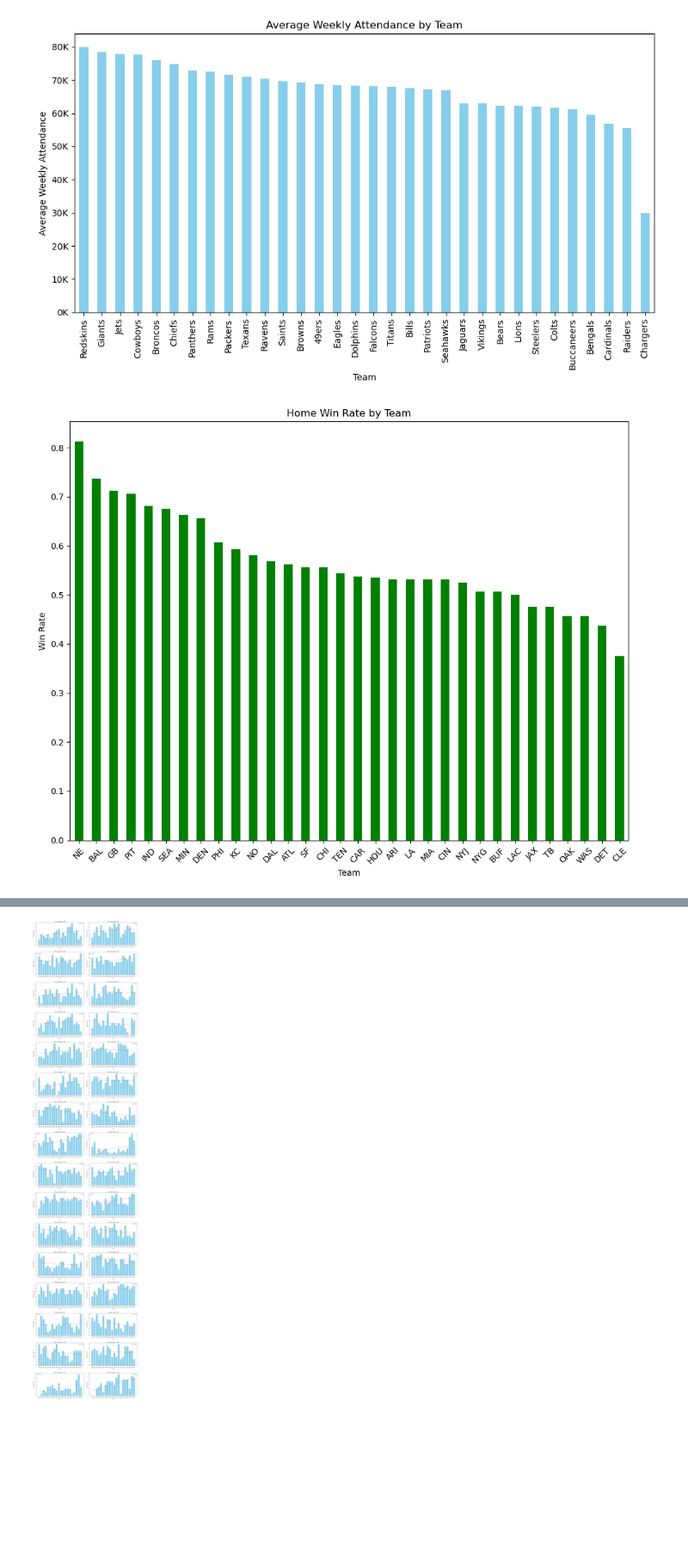
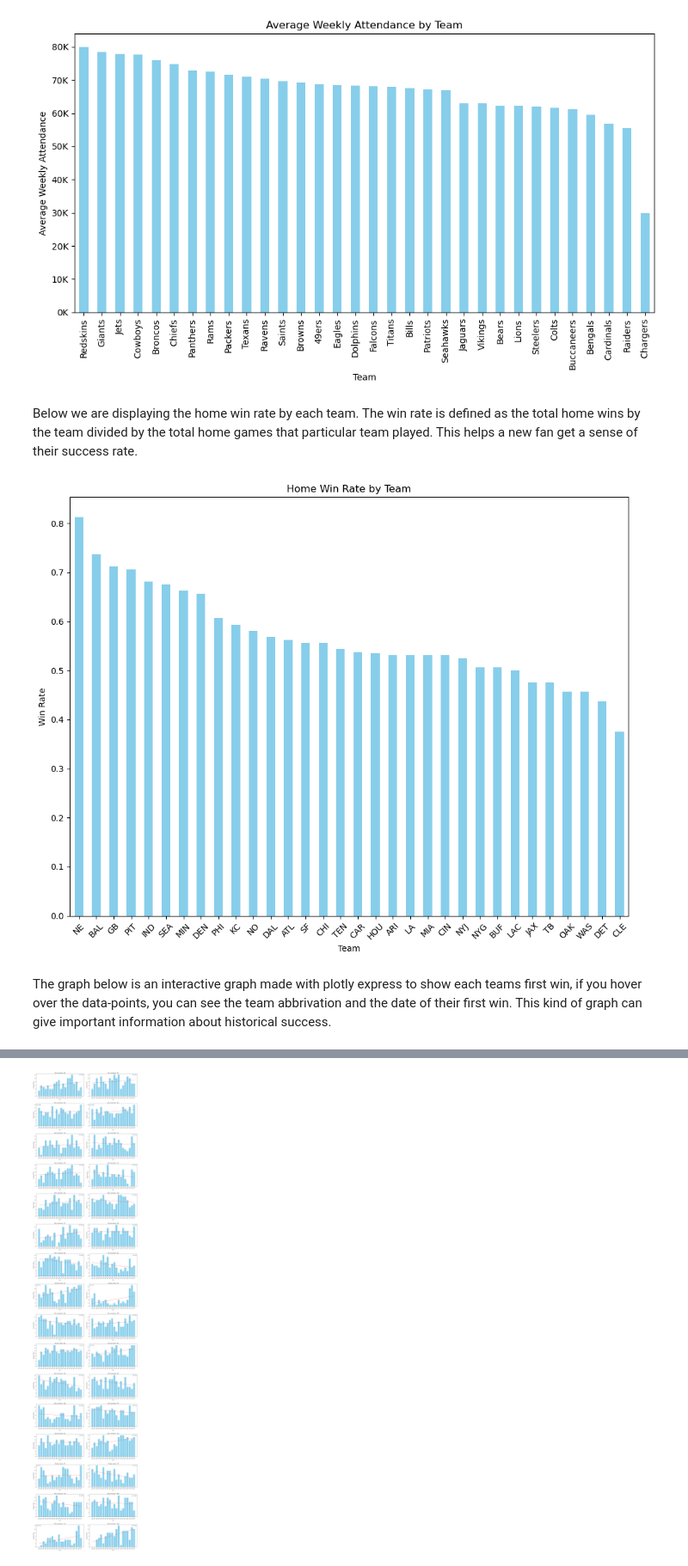
Before and after one commit to BrylliDTU/social_data, a Jupyter notebook: Final_report.ipynb, the cells around one changed output, grey strips where cells are left out. Shown at 86% size. Drawn from its saved outputs; the diff is of its cells as text; code cells hidden in the pictures; blank space fills up the shorter version.

```diff
--- a/Final_report.ipynb
+++ b/Final_report.ipynb
@@ -542,20 +536,23 @@ plt.tight_layout()
 plt.show()
 # %% [output]
 [figure]
+# %% [markdown]
+Below we are displaying the home win rate by each team. The win rate is defined as the total home wins by the team divided by the total home games that particular team played. This helps a new fan get a sense of their success rate.
 # %%
 home_wins = result[result['home_team_win'] == 1].groupby('home_team').size()
 total_home_games = result.groupby('home_team').size()
 home_win_rate = (home_wins / total_home_games).sort_values(ascending=False)
 
-# Plot
 plt.figure(figsize=(10, 8))
-home_win_rate.plot(kind='bar', color='green')
+home_win_rate.plot(kind='bar', color='skyblue')
 plt.title('Home Win Rate by Team')
 plt.xlabel('Team')
 plt.ylabel('Win Rate')
 plt.xticks(rotation=45)
 plt.tight_layout()
 plt.show()
 # %% [output]
-[figure, old version]
+[figure, new version]
+# %% [markdown]
+The graph below is an interactive graph made with plotly express to show each teams first win, if you hover over the data-points, you can see the team abbrivation and the date of their first win. This kind of graph can give important information about historical success.
 # %%
```
Also changed, not shown: parts of 58 cells of this notebook.
